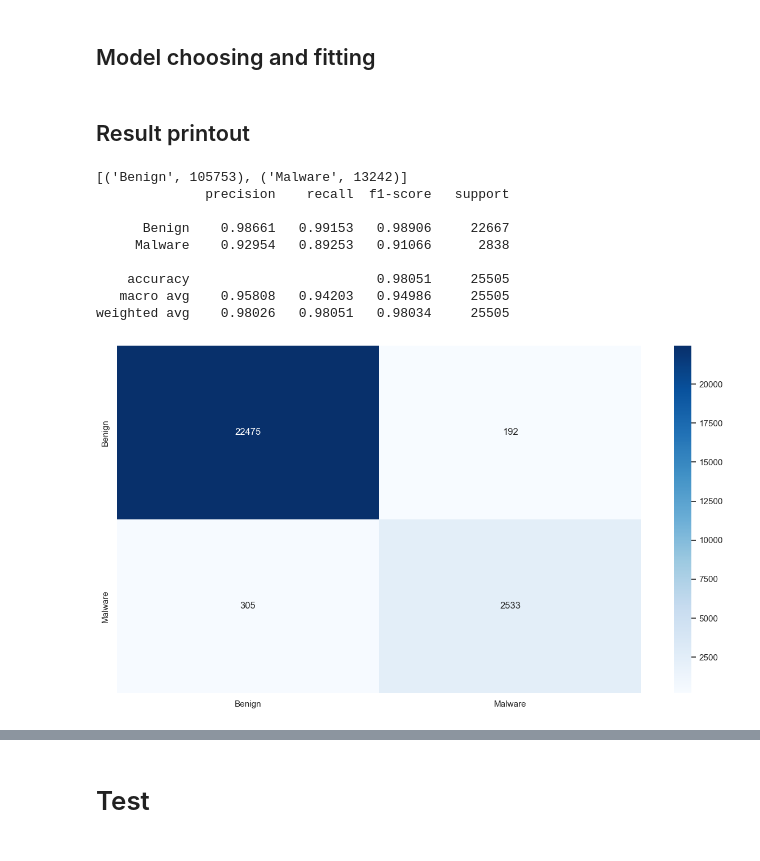
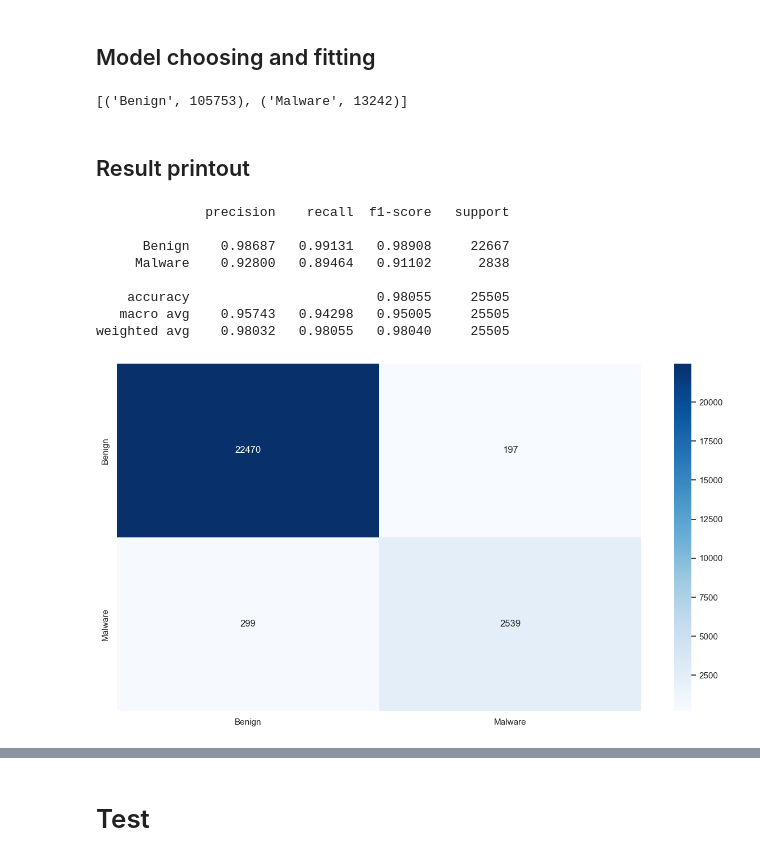
Before and after one commit to RazElbaz/API_security_challenge, a Jupyter notebook: new/model3.ipynb, the cells around one changed output, grey strips where cells are left out. Cells and saved outputs as stored; diff of their text form; code cells hidden in the pictures.

```diff
--- a/new/model3.ipynb
+++ b/new/model3.ipynb
@@ -708,5 +539,16 @@ Counter({'Malware': 16080, 'Benign': 128420})
 # %% [markdown]
 ## Model choosing and fitting
+# %%
+# We choose our model of choice and set it's hyper parameters you can change anything
+clf = RandomForestClassifier(n_estimators=100)
+
+# Train Model
+clf.fit(X_train, y_train)
+
+# Check data balance and variety
+print(sorted(Counter(y_train).items()))
+# %% [output]
+[('Benign', 105753), ('Malware', 13242)]
 # %%
 def ResultPrintout(model):
     # We print our results
@@ -723,24 +565,44 @@ def ResultPrintout(model):
     print(model_report)
 # %% [markdown]
 ## Result printout
+# %%
+# We print our results
+sns.set(rc={'figure.figsize':(15,8)})
+predictions = clf.predict(X_test)
+true_labels = y_test
+cf_matrix = confusion_matrix(true_labels, predictions)
+clf_report = classification_report(true_labels, predictions, digits=5)
+heatmap = sns.heatmap(cf_matrix, annot=True, cmap='Blues', fmt='g',
+                      xticklabels=np.unique(true_labels),
+                      yticklabels=np.unique(true_labels))
+
+# The heatmap is cool but this is the most important result
+print(clf_report)
+# %% [output]
+              precision    recall  f1-score   support
+
+      Benign    0.98687   0.99131   0.98908     22667
+     Malware    0.92800   0.89464   0.91102      2838
+
+    accuracy                        0.98055     25505
+   macro avg    0.95743   0.94298   0.95005     25505
+weighted avg    0.98032   0.98055   0.98040     25505
+[figure, added]
 # %%
-# We choose our model of choice and set it's hyper parameters you can change anything
-clf = RandomForestClassifier(n_estimators=100)
+# # https://scikit-learn.org/stable/modules/generated/sklearn.model_selection.GridSearchCV.html
+# from sklearn.model_selection import GridSearchCV
 
-# Train Model
-clf.fit(X_train, y_train)
+# # We choose our model of choice and set it's hyper parameters you can change anything
+# rfc = RandomForestClassifier()
 
-# Check data balance and variety
-print(sorted(Counter(y_train).items()))
-ResultPrintout(clf)
+# parameters = {"n_estimators": [100,200,275,300,350,400]}
+
+# # GridSearchCV is a technique for finding the optimal parameter values from a given set of parameters in a grid
+# rfc = GridSearchCV(rfc, parameters)
+# # Train Model
+# rfc.fit(X_train, y_train)
+
+# # # Check data balance and variety
+# print(sorted(Counter(y_train).items()))
+# rfc = rfc.best_estimator_
+# ResultPrintout(rfc)
-# %% [output]
-[('Benign', 105753), ('Malware', 13242)]
-              precision    recall  f1-score   support
-
-      Benign    0.98661   0.99153   0.98906     22667
-     Malware    0.92954   0.89253   0.91066      2838
-
-    accuracy                        0.98051     25505
-   macro avg    0.95808   0.94203   0.94986     25505
-weighted avg    0.98026   0.98051   0.98034     25505
-[figure, removed]
```
Also changed, not shown: parts of 32 cells of this notebook, 1 other file.
